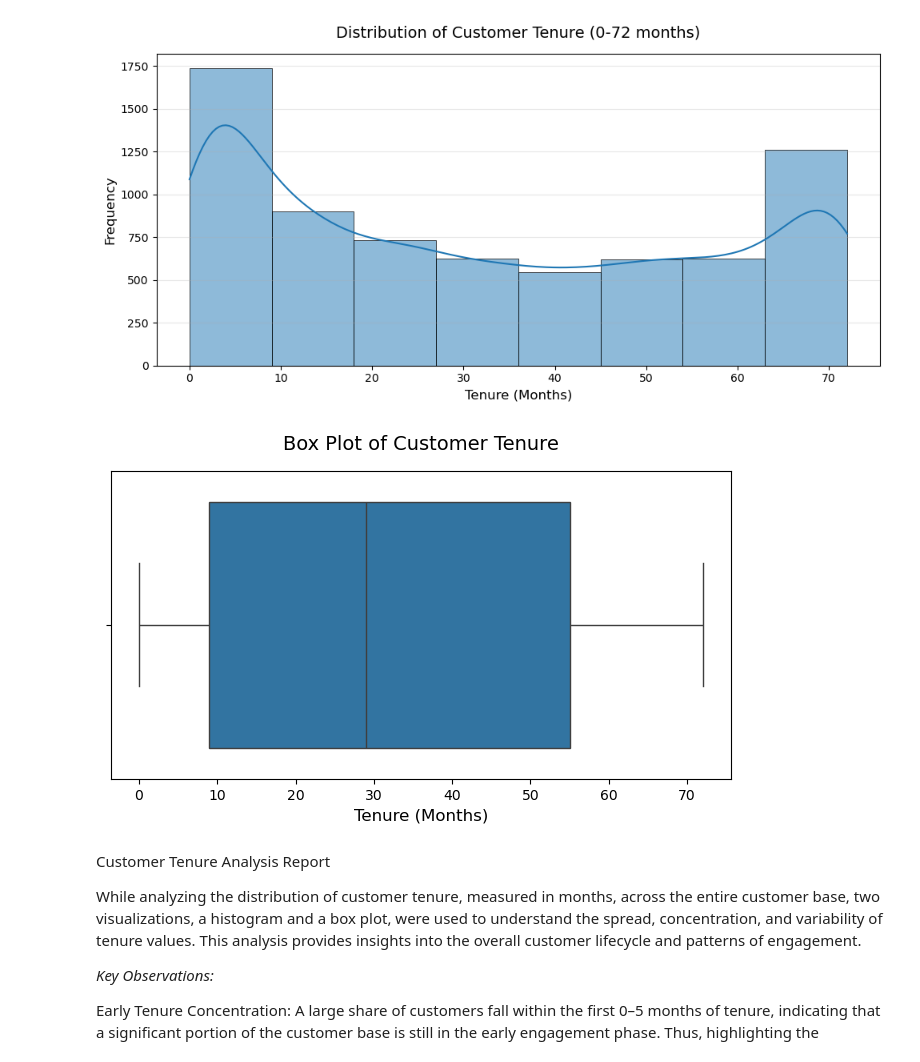
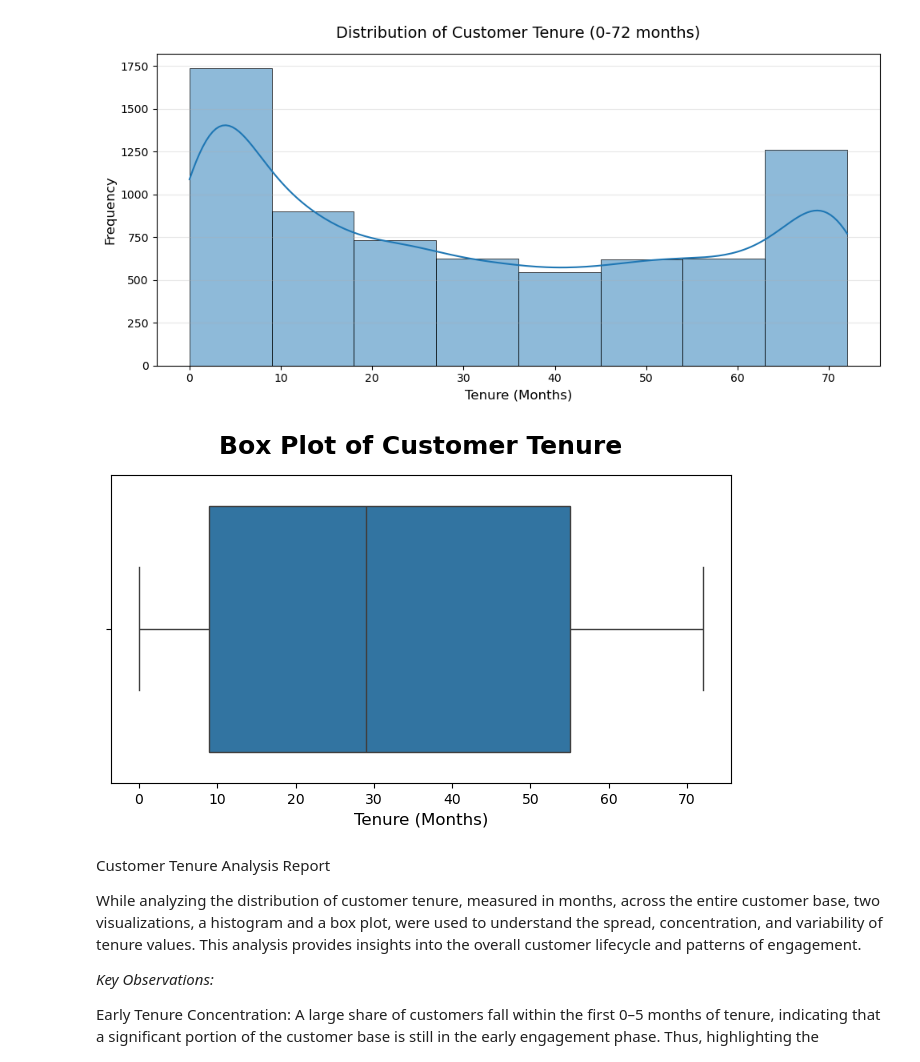
Before and after one commit to Tochukwu-d/SaiKet-Systems-Internship-Project, a Jupyter notebook: task3/code_task3.ipynb, the cells around one changed output. Cells and saved outputs as stored; diff of their text form; code cells hidden in the pictures.

Commit message:
customer behaviour analysis

```diff
--- a/task3/code_task3.ipynb
+++ b/task3/code_task3.ipynb
@@ -78,13 +78,13 @@ plt.show()
 # %%
 # Box plot for Tenure
 
 plt.figure(figsize=(8, 4))
 sns.boxplot(x=df['tenure'])
-plt.title('Box Plot of Customer Tenure', fontsize=14, pad=15)
+plt.title('Box Plot of Customer Tenure', fontweight='bold', fontsize=18, pad=15)
 plt.xlabel('Tenure (Months)', fontsize=12)
 plt.show()
 # %% [output]
-[figure, old version]
+[figure, new version]
 # %% [markdown]
 Customer Tenure Analysis Report
 
```
Also changed, not shown: parts of 8 cells of this notebook.
